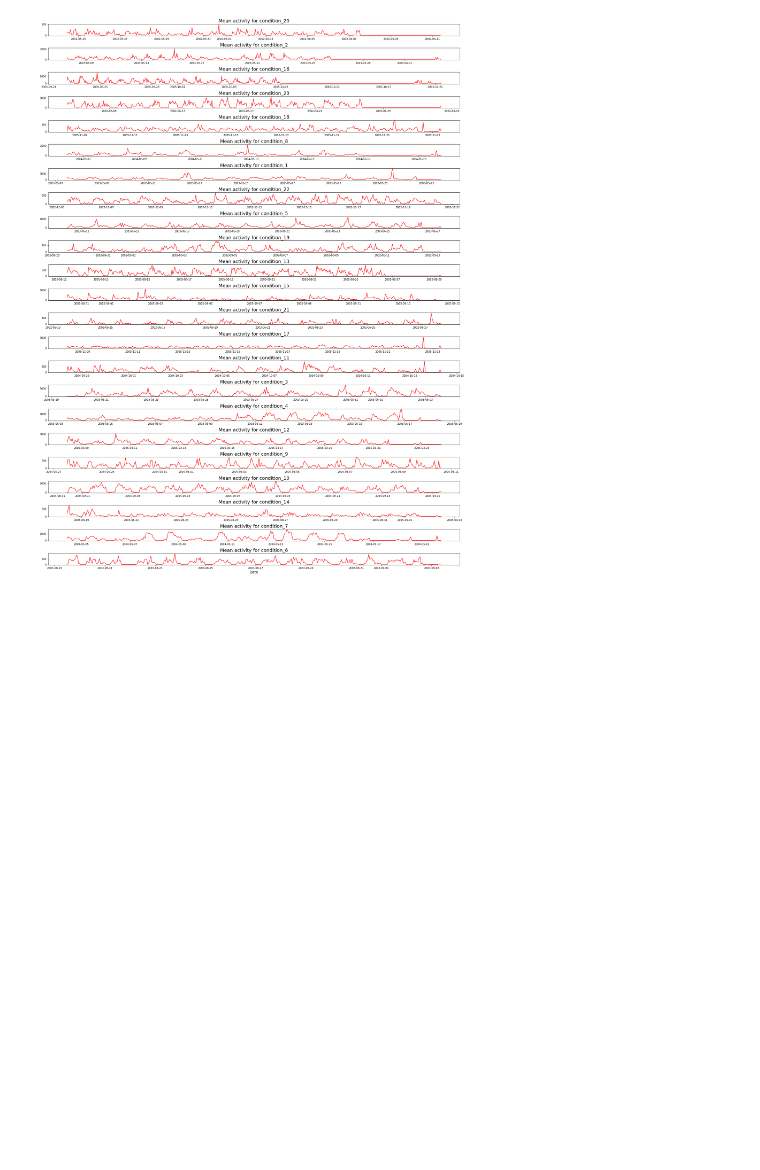
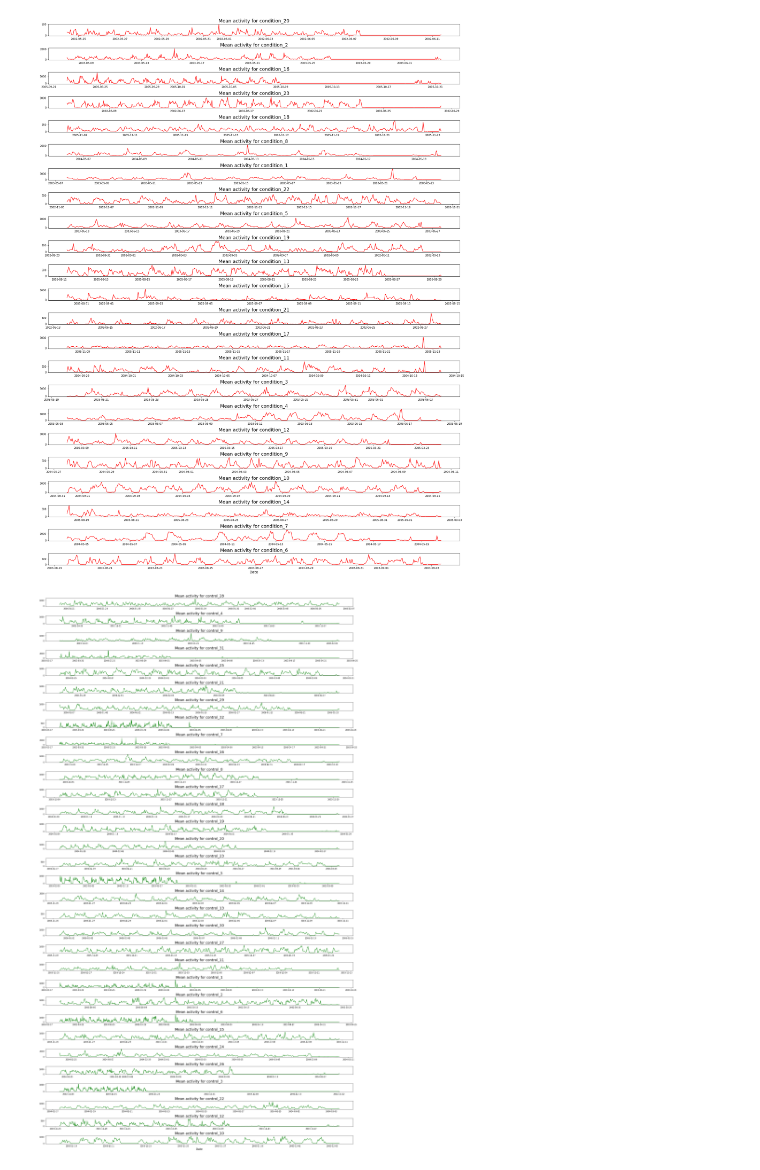
Before and after one commit to anyfish/notebook_project_ml, a Jupyter notebook: eda-despression.ipynb, the cells around one changed output. Drawn from its saved outputs; the diff is of its cells as text; code cells hidden in the pictures; blank space fills up the shorter version.

```diff
--- a/eda-despression.ipynb
+++ b/eda-despression.ipynb
@@ -256,3 +273,18 @@ fig.savefig('Mean activity of condition group.jpg', dpi=100)
 plt.show()
 # %% [output]
 [figure]
+# %%
+fig, axes = plt.subplots(32, 1, figsize=(23, 40))
+cnt = 0
+for i in range(32):
+    control = controls[cnt]
+    axes[i].plot(control.index, control.mean_activity, color='g')
+    axes[i].set_title(f'Mean activity for {control.source[1]}', fontsize=18)
+    cnt += 1
+
+plt.xlabel('Date', fontsize=14)
+fig.tight_layout(pad=1.0)
+fig.savefig('Mean activity of control group.jpg', dpi=100)
+plt.show()
+# %% [output]
+[figure, added]
```
Also changed, not shown: parts of 20 cells of this notebook.
